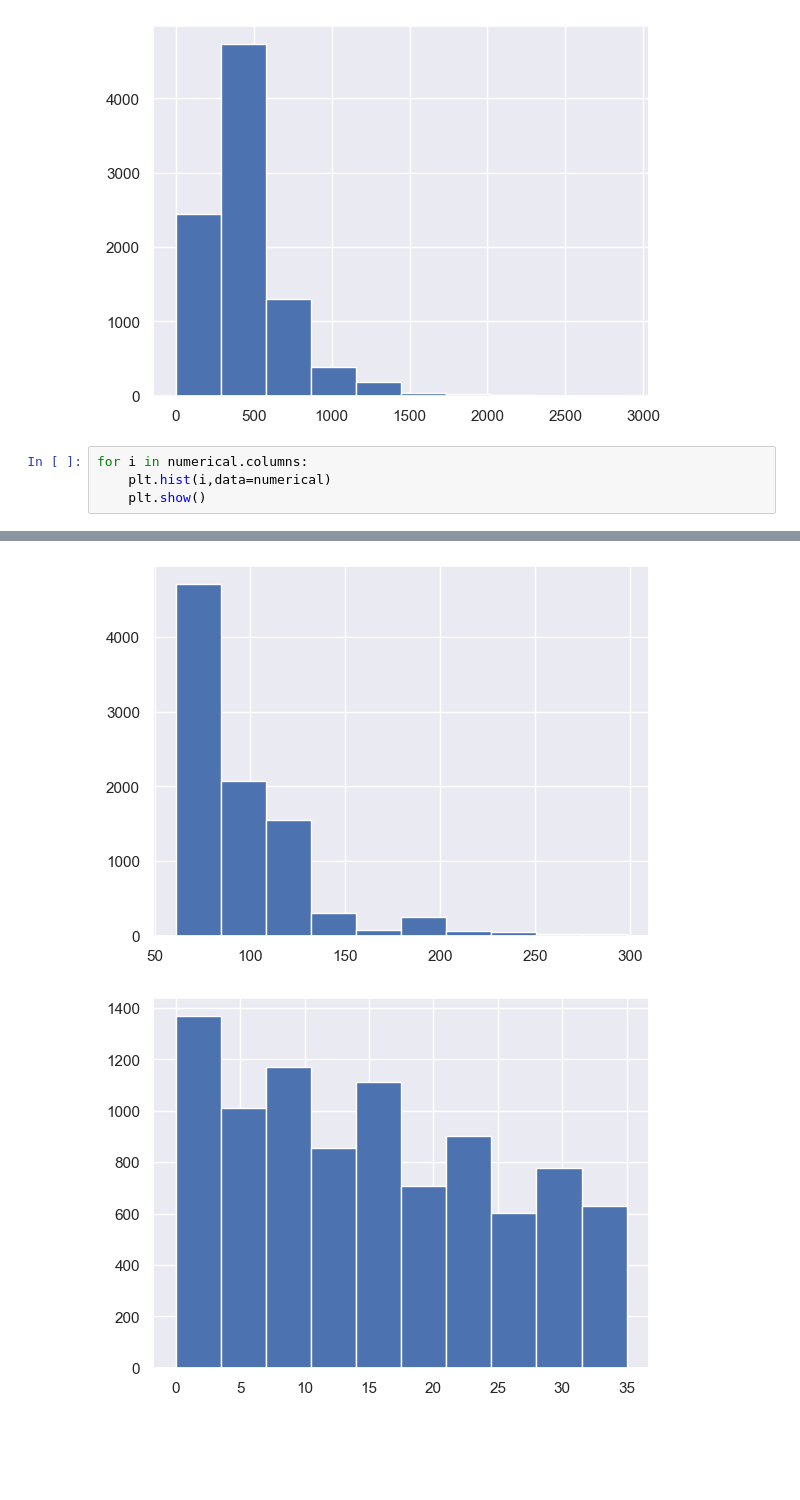
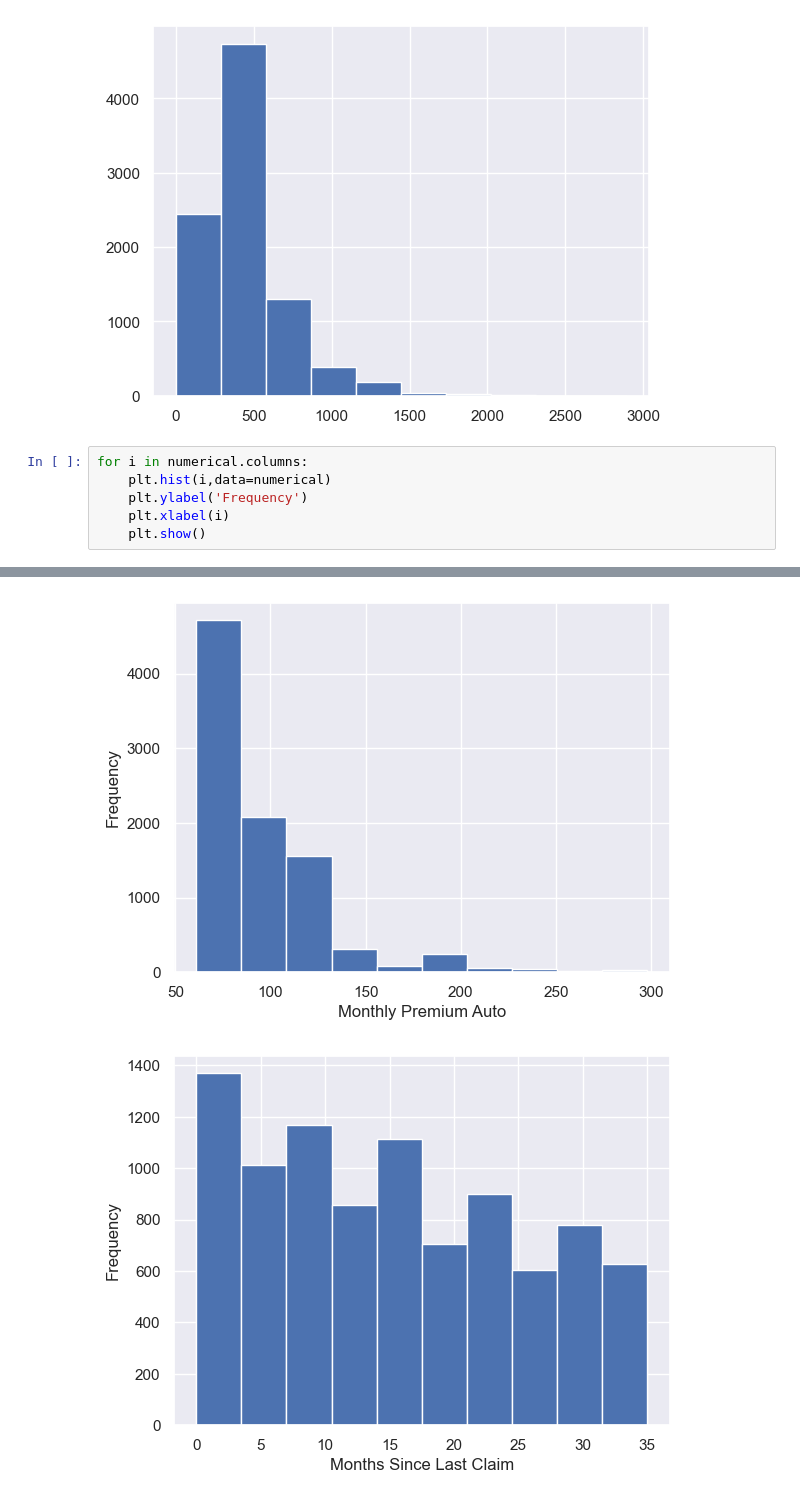
Before and after one commit to Jesus-Almansa/lab-customer-analysis-round-4, a Jupyter notebook: customer_analysis_round4.ipynb, the cells around one changed output, grey strips where cells are left out. Cells and saved outputs as stored; diff of their text form; blank space fills up the shorter version.

```diff
--- a/customer_analysis_round4.ipynb
+++ b/customer_analysis_round4.ipynb
@@ -112,5 +112,7 @@ plt.hist(numerical["Total Claim Amount"])
 # %%
 for i in numerical.columns:
     plt.hist(i,data=numerical)
+    plt.ylabel('Frequency')
+    plt.xlabel(i)
     plt.show()
 # %% [output]
@@ -119,2 +121,2 @@ for i in numerical.columns:
-[figure, old version]
+[figure, new version]
-[figure, old version]
+[figure, new version]
```
Also changed, not shown: parts of 8 cells of this notebook.
